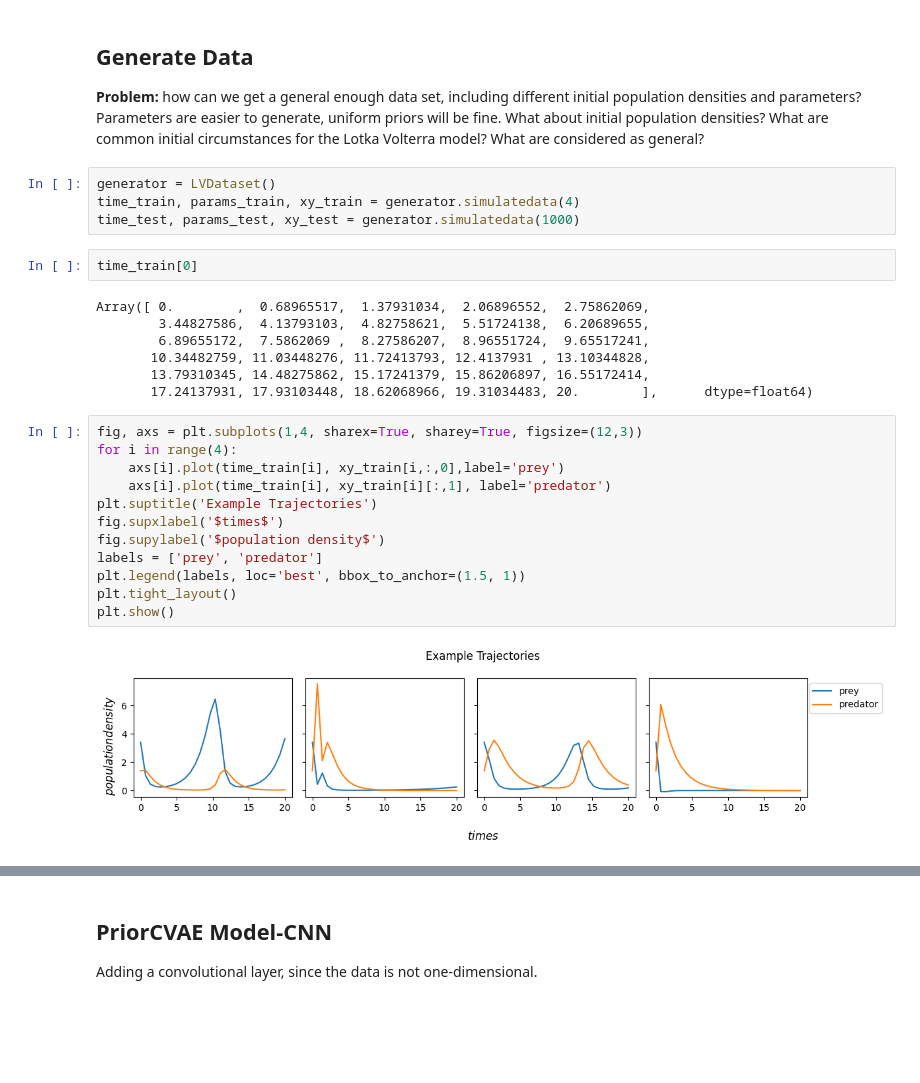
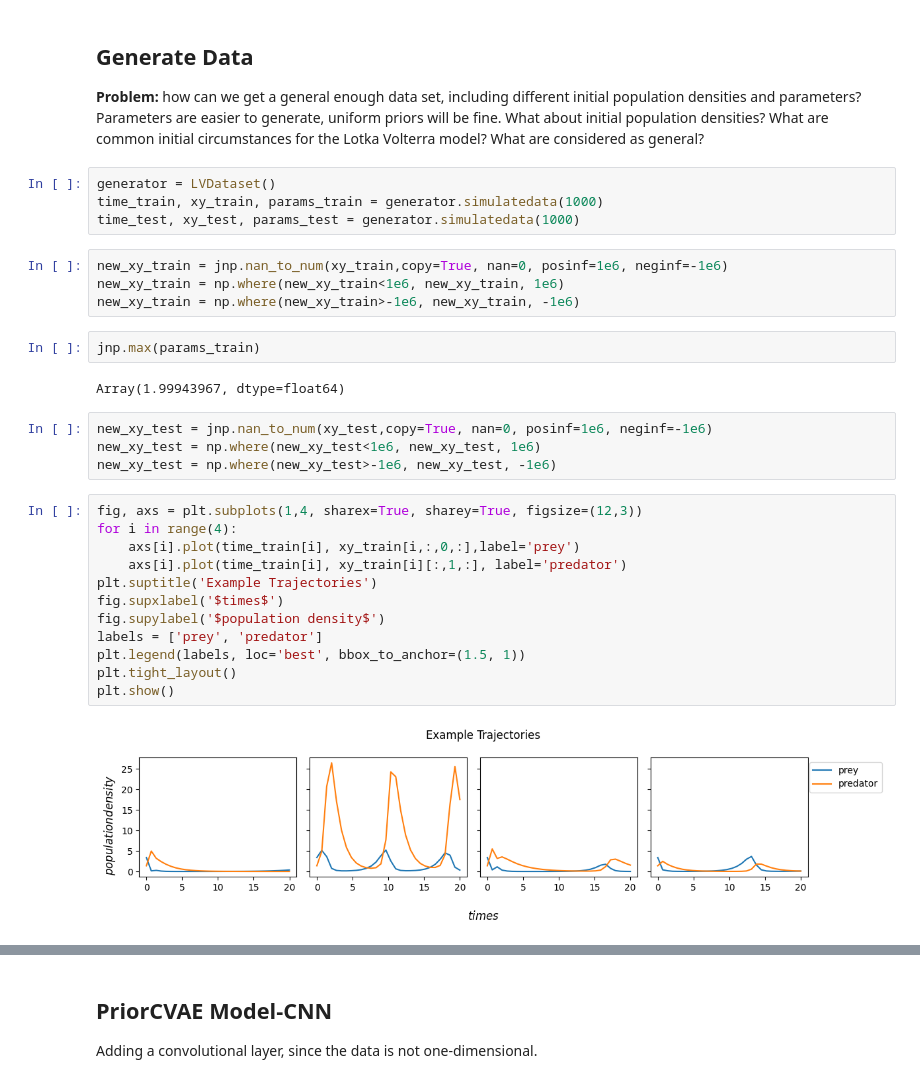
Before and after one commit to hltlovespeach/PINTS_priorCVAE, a Jupyter notebook: vae_LV.ipynb, the cells around one changed output, grey strips where cells are left out. Cells and saved outputs as stored; diff of their text form; blank space fills up the shorter version.

```diff
--- a/vae_LV.ipynb
+++ b/vae_LV.ipynb
@@ -57,31 +57,34 @@ args = {
 Parameters are easier to generate, uniform priors will be fine. What about initial population densities? What are common initial circumstances for the Lotka Volterra model? What are considered as general?
 # %%
 generator = LVDataset()
-time_train, params_train, xy_train = generator.simulatedata(4)
-time_test, params_test, xy_test = generator.simulatedata(1000)
+time_train, xy_train, params_train = generator.simulatedata(1000)
+time_test, xy_test, params_test = generator.simulatedata(1000)
-# %%
-time_train[0]
-# %% [output]
-Array([ 0.        ,  0.68965517,  1.37931034,  2.06896552,  2.75862069,
-        3.44827586,  4.13793103,  4.82758621,  5.51724138,  6.20689655,
-        6.89655172,  7.5862069 ,  8.27586207,  8.96551724,  9.65517241,
-       10.34482759, 11.03448276, 11.72413793, 12.4137931 , 13.10344828,
-       13.79310345, 14.48275862, 15.17241379, 15.86206897, 16.55172414,
-       17.24137931, 17.93103448, 18.62068966, 19.31034483, 20.        ],      dtype=float64)
+# %%
+new_xy_train = jnp.nan_to_num(xy_train,copy=True, nan=0, posinf=1e6, neginf=-1e6)
+new_xy_train = np.where(new_xy_train<1e6, new_xy_train, 1e6)
+new_xy_train = np.where(new_xy_train>-1e6, new_xy_train, -1e6)
+# %%
+jnp.max(params_train)
+# %% [output]
+Array(1.99943967, dtype=float64)
+# %%
+new_xy_test = jnp.nan_to_num(xy_test,copy=True, nan=0, posinf=1e6, neginf=-1e6)
+new_xy_test = np.where(new_xy_test<1e6, new_xy_test, 1e6)
+new_xy_test = np.where(new_xy_test>-1e6, new_xy_test, -1e6)
 # %%
 fig, axs = plt.subplots(1,4, sharex=True, sharey=True, figsize=(12,3))
 for i in range(4):
-    axs[i].plot(time_train[i], xy_train[i,:,0],label='prey')
-    axs[i].plot(time_train[i], xy_train[i][:,1], label='predator')
+    axs[i].plot(time_train[i], xy_train[i,:,0,:],label='prey')
+    axs[i].plot(time_train[i], xy_train[i][:,1,:], label='predator')
 plt.suptitle('Example Trajectories')
 fig.supxlabel('$times$')
 fig.supylabel('$population density$')
 labels = ['prey', 'predator']
 plt.legend(labels, loc='best', bbox_to_anchor=(1.5, 1))
 plt.tight_layout()
 plt.show()
 # %% [output]
-[figure, old version]
+[figure, new version]
 # %%
 fig, axs = plt.subplots(1,4, sharex=True, sharey=True, figsize=(12,3))
 for i in range(4):
```
Also changed, not shown: parts of 6 cells of this notebook, 3 other files.
